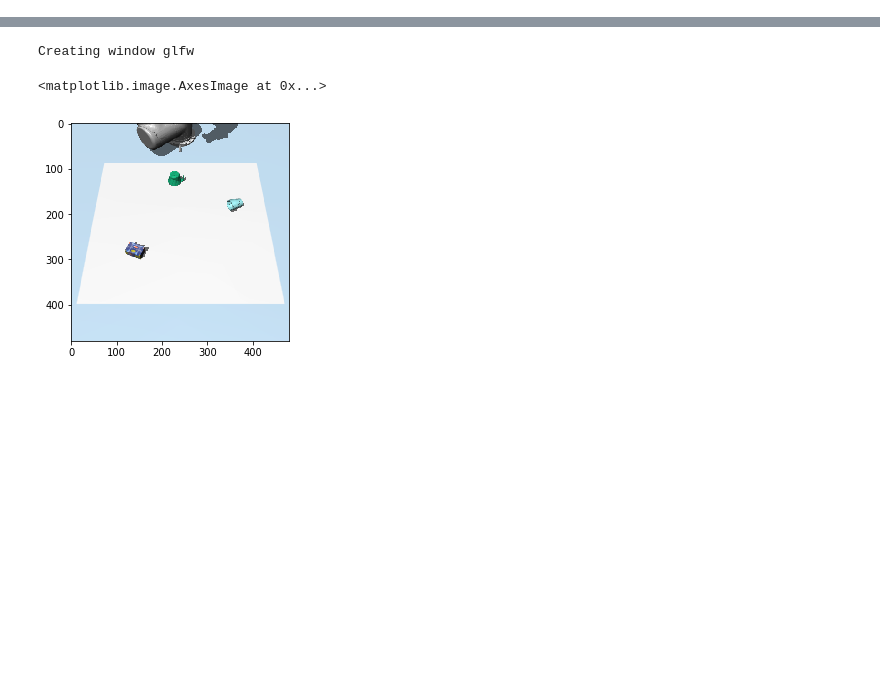
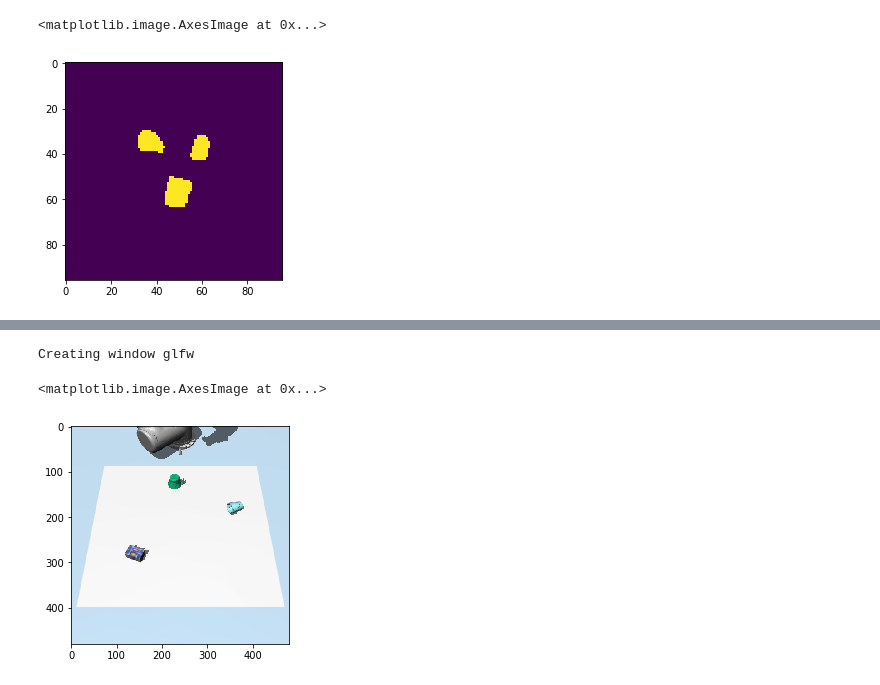
Before and after one commit to hogunkee/ur5_manipulation, a Jupyter notebook: object_wise/dqn/debugging.ipynb, the cells around one changed output, grey strips where cells are left out. Drawn from its saved outputs; the diff is of its cells as text; code cells hidden in the pictures; blank space fills up the shorter version.

```diff
--- a/object_wise/dqn/debugging.ipynb
+++ b/object_wise/dqn/debugging.ipynb
@@ -0,0 +13,2 @@
+# %%
+sdf_module = SDFModule(rgb_feature=True, resnet_feature=True, convex_hull=False, binary_hole=True, using_depth=False, tracker='medianflow', resize=True)
@@ -0,0 +26,2 @@
+# %%
+masks, feature = sdf_module.get_ucn_masks(state_img[0], None, 'HWC')
@@ -0,0 +32,5 @@
+# %%
+plt.imshow(np.sum(masks[:3], 0))
+# %% [output]
+<matplotlib.image.AxesImage at 0x...>
+[figure, added]
```
Also changed, not shown: parts of 11 cells of this notebook, 1 other file.
